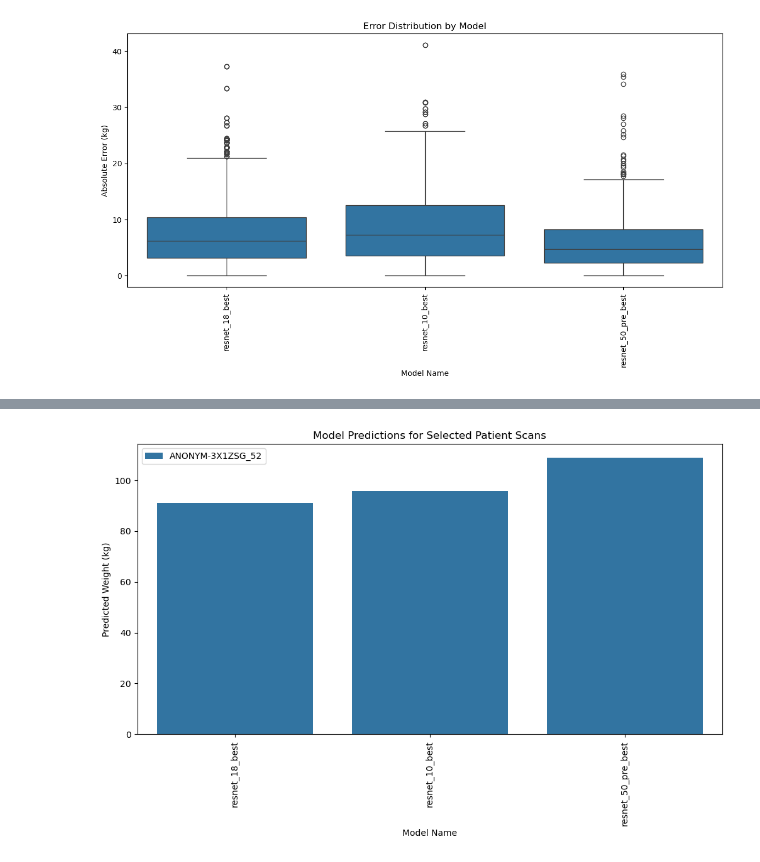
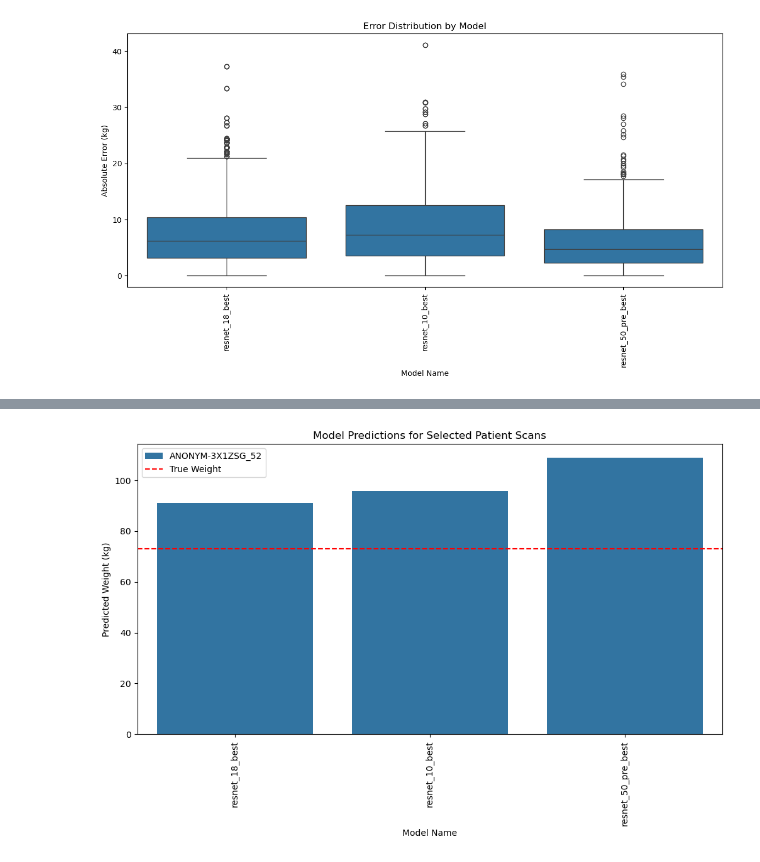
Before and after one commit to Justin-SG/inferring_body_weight_from_ct_scans, a Jupyter notebook: 5_Evaluation/Patrick/Model_Evaluation.ipynb, the cells around one changed output, grey strips where cells are left out. Drawn from its saved outputs; the diff is of its cells as text; code cells hidden in the pictures.

```diff
--- a/5_Evaluation/Patrick/Model_Evaluation.ipynb
+++ b/5_Evaluation/Patrick/Model_Evaluation.ipynb
@@ -176,16 +185,16 @@ display(worst_performance[['model_name', 'patient_id', 'pixel_array_file', 'true
 # %%
 # Select specific scans
 sample_scans = df[df['patient_id'].isin(['ANONYM-3X1ZSG_52'])]
 
 # Plot predictions for each model on selected scans
 plt.figure(figsize=(12, 6))
 sns.barplot(x='model_name', y='predicted_weight', hue='patient_id', data=sample_scans)
-#plt.axhline(y=sample_scans['true_weight'].iloc[0], color='red', linestyle='--', label='True Weight')
+plt.axhline(y=sample_scans['true_weight'].iloc[0], color='red', linestyle='--', label='True Weight')
 plt.legend()
 plt.title("Model Predictions for Selected Patient Scans")
 plt.ylabel("Predicted Weight (kg)")
 plt.xlabel("Model Name")
 plt.xticks(rotation=90)
 plt.show()
 # %% [output]
-[figure, old version]
+[figure, new version]
```
Also changed, not shown: parts of 3 cells of this notebook.
